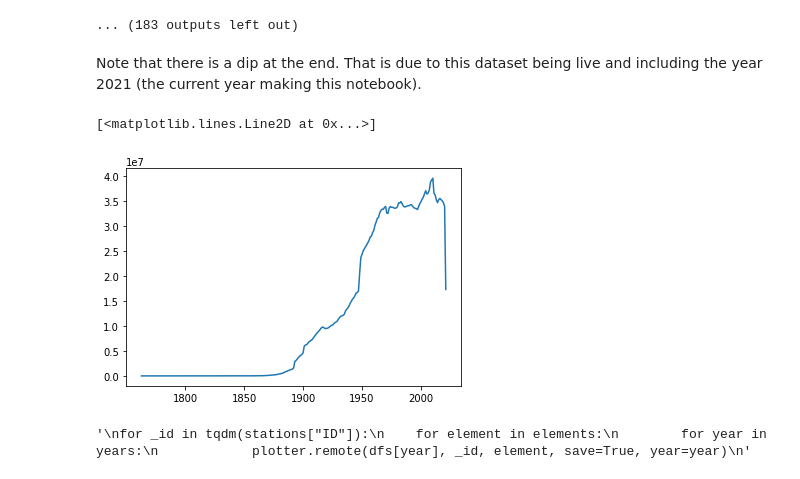
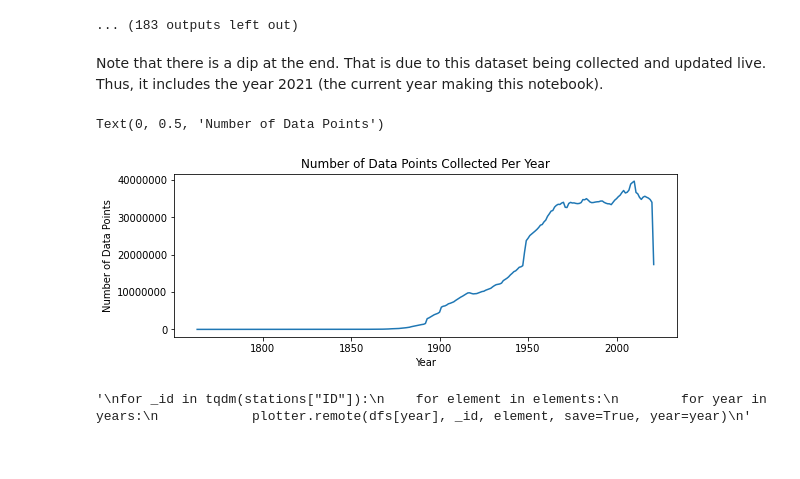
Before and after one commit to briancpark/aws-asdi, a Jupyter notebook: eda.ipynb, the cells around one changed output. Cells and saved outputs as stored; diff of their text form; code cells hidden in the pictures.

```diff
--- a/eda.ipynb
+++ b/eda.ipynb
@@ -66,3 +79,5 @@ Some variables and DataFrames that will be useful in parsing out data.
 # Global variables
 elements = ["PRCP", "SNOW", "SNWD", "TMAX", "TMIN"]
 years = list(range(1763, 2022))
+local = True #Change this flag to False to download data off of s3 storage directly
+#TODO, refactor code to be changed by only this variable
@@ -128,7 +195,7 @@ UserWarning: Distributing <class 'pandas.core.frame.DataFrame'> object. This may
 ## Utility Functions
 Some helpful functions in helping with EDA
 # %%
-def data_loader(year, local=False):
+def df_loader(year, local=False):
     if local:
         df = pd.read_csv('data/' + str(year) + '.csv', header=None)
     else:
@@ -189,4 +261,4 @@ We can also store all the dataframes into memory, given that there is enough RAM
 # %%
 dfs = {}
 for year in tqdm(years):
-    dfs[year] = data_loader(year, local=True)
+    dfs[year] = df_loader(year, local=True)
@@ -245,10 +322,15 @@ sample_points = []
 for year in tqdm(years):
     sample_points.append(len(dfs[year].index))
 # %% [markdown]
-Note that there is a dip at the end. That is due to this dataset being live and including the year 2021 (the current year making this notebook).
+Note that there is a dip at the end. That is due to this dataset being collected and updated live. Thus, it includes the year 2021 (the current year making this notebook).
 # %%
-plt.plot(years, sample_points)
+plt.figure(figsize=(9, 3))
+plt.plot(years, sample_points);
+plt.title("Number of Data Points Collected Per Year")
+plt.ticklabel_format(style = 'plain')
+plt.xlabel("Year")
+plt.ylabel("Number of Data Points");
 # %% [output]
-[<matplotlib.lines.Line2D at 0x...>]
+Text(0, 0.5, 'Number of Data Points')
-[figure, old version]
+[figure, new version]
 # %%
```
Also changed, not shown: parts of 47 cells of this notebook, 1 other file.
